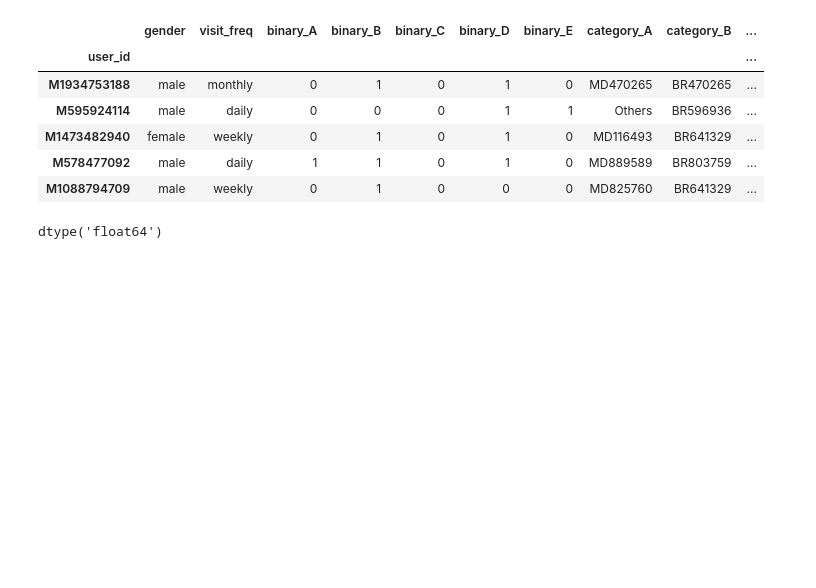
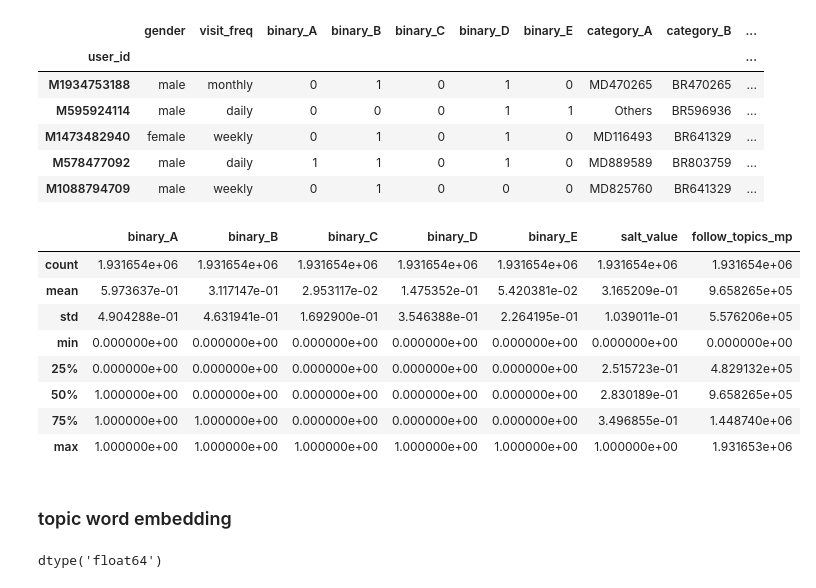
Before and after one commit to Yindong-Zhang/Zhiyuan-KanshanCup-expertDiscovery, a Jupyter notebook: ydzhang/src/preprocess.ipynb, the cells around one changed output. Drawn from its saved outputs; the diff is of its cells as text; code cells hidden in the pictures; blank space fills up the shorter version.

```diff
--- a/ydzhang/src/preprocess.ipynb
+++ b/ydzhang/src/preprocess.ipynb
@@ -24,6 +24,20 @@ user_df.head()
 | M1473482940 | female | weekly | 0 | 1 | 0 | 1 | 0 | MD116493 | BR641329 | ... |
 | M578477092 | male | daily | 1 | 1 | 0 | 1 | 0 | MD889589 | BR803759 | ... |
 | M1088794709 | male | weekly | 0 | 1 | 0 | 0 | 0 | MD825760 | BR641329 | ... |
+# %%
+user_df.describe()
+# %% [output]
+|  | binary_A | binary_B | binary_C | binary_D | binary_E | salt_value | follow_topics_mp |
+| count | 1.931654e+06 | 1.931654e+06 | 1.931654e+06 | 1.931654e+06 | 1.931654e+06 | 1.931654e+06 | 1.931654e+06 |
+| mean | 5.973637e-01 | 3.117147e-01 | 2.953117e-02 | 1.475352e-01 | 5.420381e-02 | 3.165209e-01 | 9.658265e+05 |
+| std | 4.904288e-01 | 4.631941e-01 | 1.692900e-01 | 3.546388e-01 | 2.264195e-01 | 1.039011e-01 | 5.576206e+05 |
+| min | 0.000000e+00 | 0.000000e+00 | 0.000000e+00 | 0.000000e+00 | 0.000000e+00 | 0.000000e+00 | 0.000000e+00 |
+| 25% | 0.000000e+00 | 0.000000e+00 | 0.000000e+00 | 0.000000e+00 | 0.000000e+00 | 2.515723e-01 | 4.829132e+05 |
+| 50% | 1.000000e+00 | 0.000000e+00 | 0.000000e+00 | 0.000000e+00 | 0.000000e+00 | 2.830189e-01 | 9.658265e+05 |
+| 75% | 1.000000e+00 | 1.000000e+00 | 0.000000e+00 | 0.000000e+00 | 0.000000e+00 | 3.496855e-01 | 1.448740e+06 |
+| max | 1.000000e+00 | 1.000000e+00 | 1.000000e+00 | 1.000000e+00 | 1.000000e+00 | 1.000000e+00 | 1.931653e+06 |
+# %% [markdown]
+### topic word embedding
 # %%
 topic_ids = pd.read_csv(os.path.join(dataDir, 'topic_vectors_64d.txt'),
                         names = ['topic_id', 'vector'],
```
Also changed, not shown: parts of 28 cells of this notebook, 4 other files.
